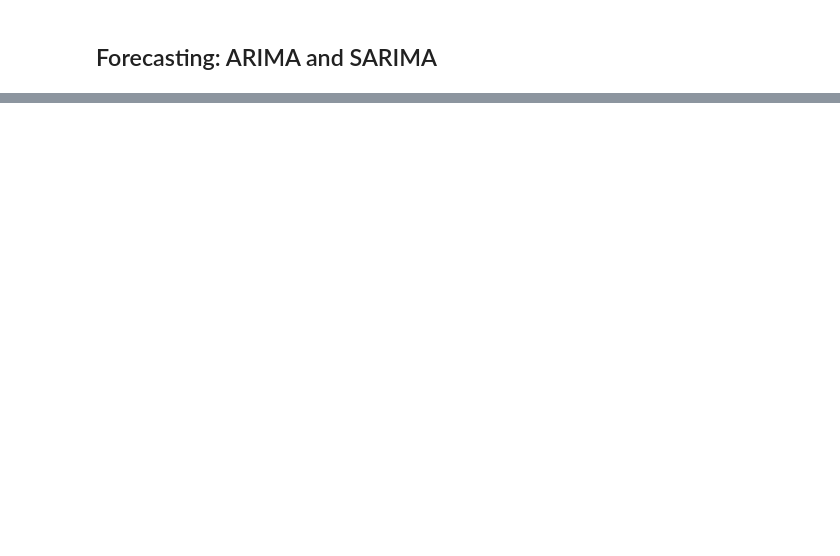
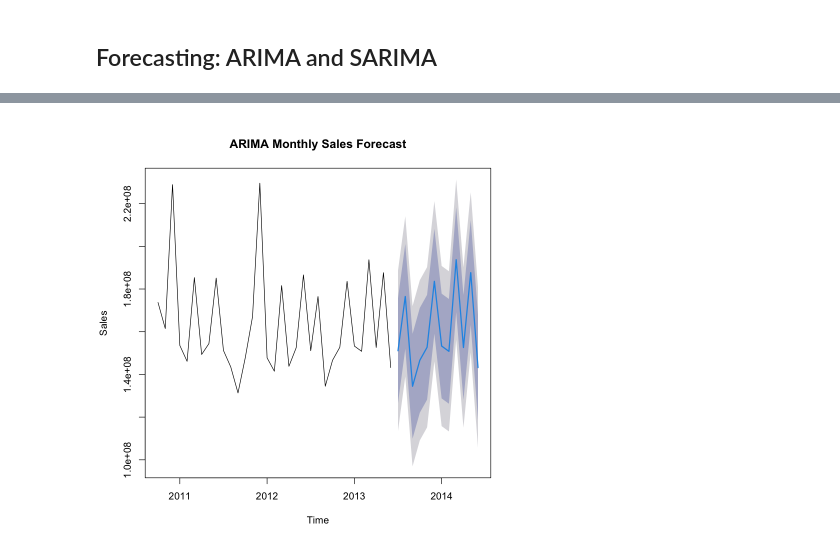
Before and after one commit to pattomrtne/WalmartSalesForecast, a Jupyter notebook: ADS-506_Final.ipynb, the cells around one changed output, grey strips where cells are left out. Drawn from its saved outputs; the diff is of its cells as text; code cells hidden in the pictures; blank space fills up the shorter version.

Commit message:
Arima and Sarima
Shorten training time for the ARIMA and SARIMA to be able to perform the plot we are looking for.

```diff
--- a/ADS-506_Final.ipynb
+++ b/ADS-506_Final.ipynb
@@ -648,0 +577,19 @@ plot(sarima_forecast, main = "SARIMA Forecast", ylab = "Sales", xlab = "Time")
+# %%
+train_set <- train_set %>%
+  mutate(Year_Month = paste(Year, Month, sep = "-"))
+
+# Aggregate 'Weekly_Sales' by Month
+monthly_sales <- train_set %>%
+  group_by(Year_Month) %>%
+  summarise(Total_Sales = sum(Weekly_Sales, na.rm = TRUE))
+
+# Convert Aggregated Sales to a Time Series
+start_year <- as.numeric(substr(monthly_sales$Year_Month[1], 1, 4))
+start_month <- as.numeric(substr(monthly_sales$Year_Month[1], 6, 7))
+
+# Convert to time series object
+ts_monthly_sales <- ts(monthly_sales$Total_Sales, start = c(start_year, start_month), frequency = 12)
+# %%
+# Fit ARIMA Model
+arima_model <- auto.arima(ts_monthly_sales)
+summary(arima_model)
@@ -648,0 +608,8 @@ plot(sarima_forecast, main = "SARIMA Forecast", ylab = "Sales", xlab = "Time")
+# %%
+# Forecast for the Next 12 Months
+arima_forecast <- forecast(arima_model, h = 12)
+
+# Plot the Forecast
+plot(arima_forecast, main = "ARIMA Monthly Sales Forecast", ylab = "Sales", xlab = "Time")
+# %% [output]
+[figure, added]
```
Also changed, not shown: parts of 12 cells of this notebook.
